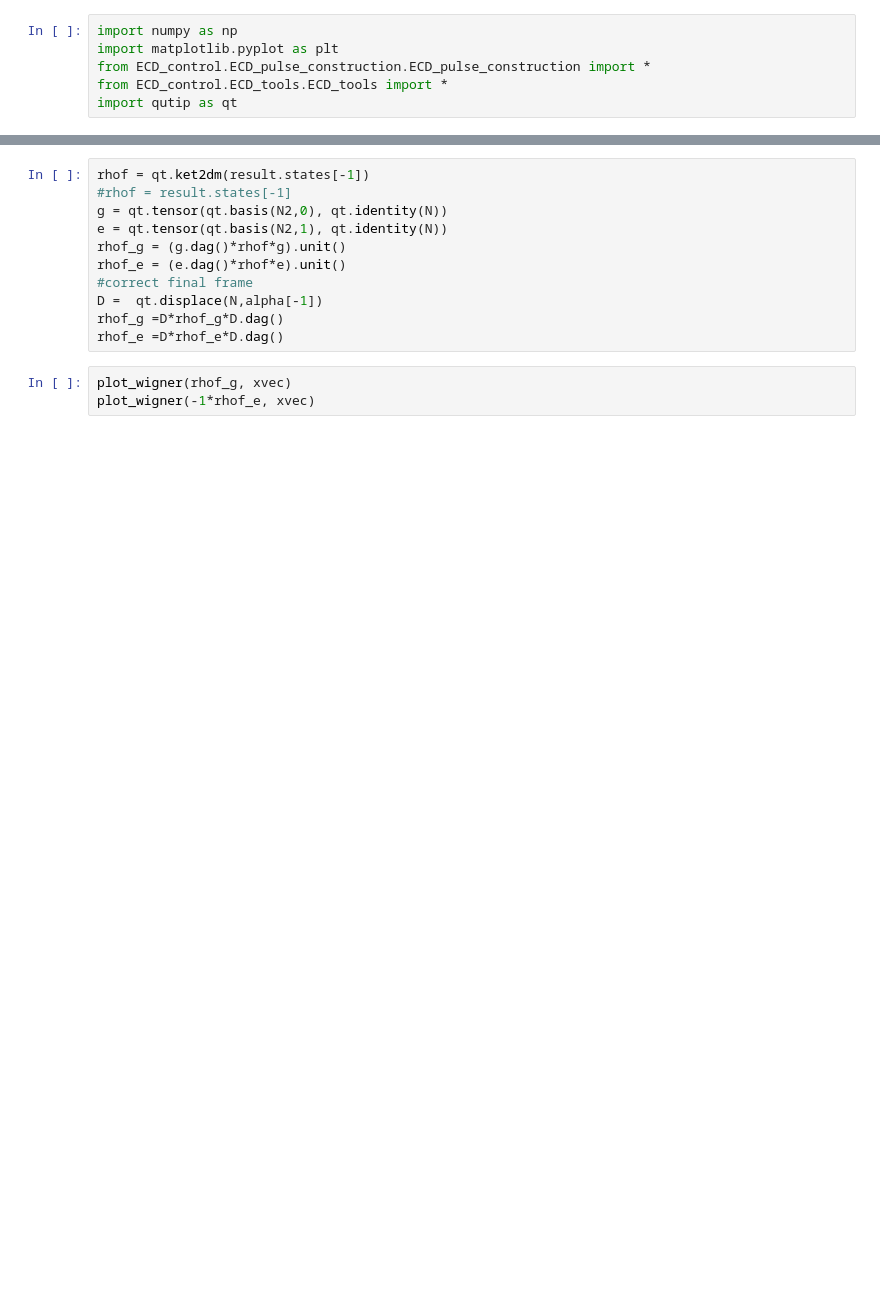
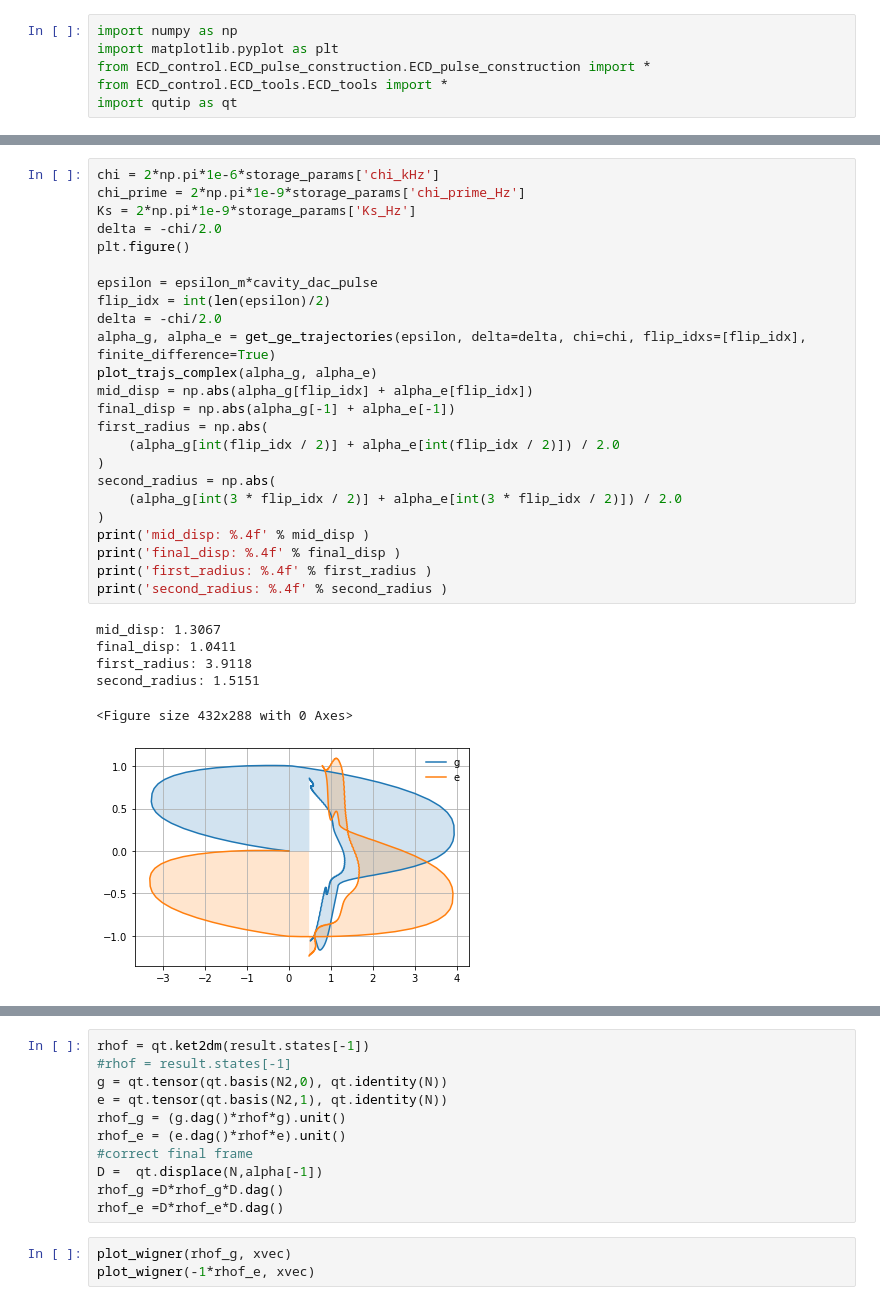
Before and after one commit to alec-eickbusch/ECD_control, a Jupyter notebook: ECD_pulse_construction/examples/cat_James_parameters.ipynb, the cells around one changed output, grey strips where cells are left out. Drawn from its saved outputs; the diff is of its cells as text; blank space fills up the shorter version.

```diff
--- a/ECD_pulse_construction/examples/cat_James_parameters.ipynb
+++ b/ECD_pulse_construction/examples/cat_James_parameters.ipynb
@@ -102,3 +152,34 @@ plt.legend()
+# %%
+chi = 2*np.pi*1e-6*storage_params['chi_kHz']
+chi_prime = 2*np.pi*1e-9*storage_params['chi_prime_Hz']
+Ks = 2*np.pi*1e-9*storage_params['Ks_Hz']
+delta = -chi/2.0
+plt.figure()
+
+epsilon = epsilon_m*cavity_dac_pulse
+flip_idx = int(len(epsilon)/2)
+delta = -chi/2.0
+alpha_g, alpha_e = get_ge_trajectories(epsilon, delta=delta, chi=chi, flip_idxs=[flip_idx], finite_difference=True)
+plot_trajs_complex(alpha_g, alpha_e)
+mid_disp = np.abs(alpha_g[flip_idx] + alpha_e[flip_idx])
+final_disp = np.abs(alpha_g[-1] + alpha_e[-1])
+first_radius = np.abs(
+    (alpha_g[int(flip_idx / 2)] + alpha_e[int(flip_idx / 2)]) / 2.0
+)
+second_radius = np.abs(
+    (alpha_g[int(3 * flip_idx / 2)] + alpha_e[int(3 * flip_idx / 2)]) / 2.0
+)
+print('mid_disp: %.4f' % mid_disp )
+print('final_disp: %.4f' % final_disp )
+print('first_radius: %.4f' % first_radius )
+print('second_radius: %.4f' % second_radius )
+# %% [output]
+mid_disp: 1.3067
+final_disp: 1.0411
+first_radius: 3.9118
+second_radius: 1.5151
+<Figure size 432x288 with 0 Axes>
+[figure, added]
 # %%
 N = 30
 N2 = 2
```
Also changed, not shown: parts of 11 cells of this notebook, 2 other files.
